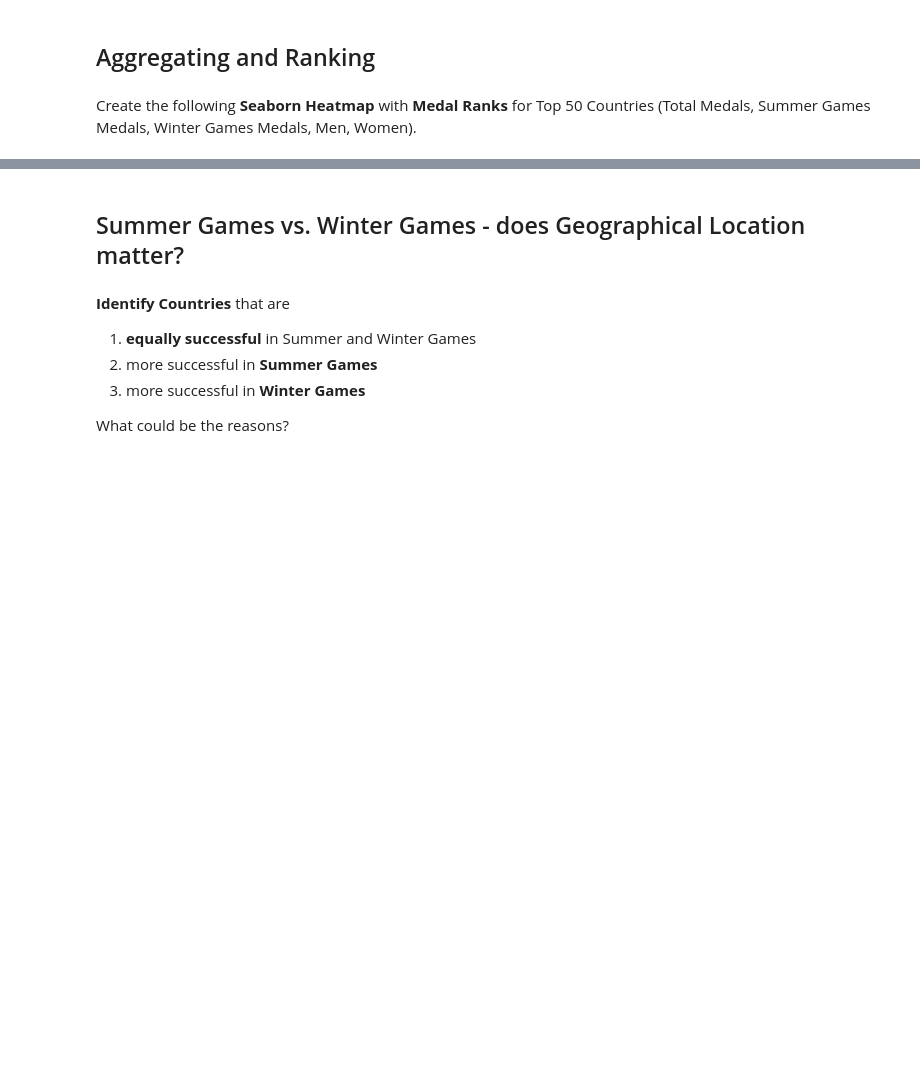
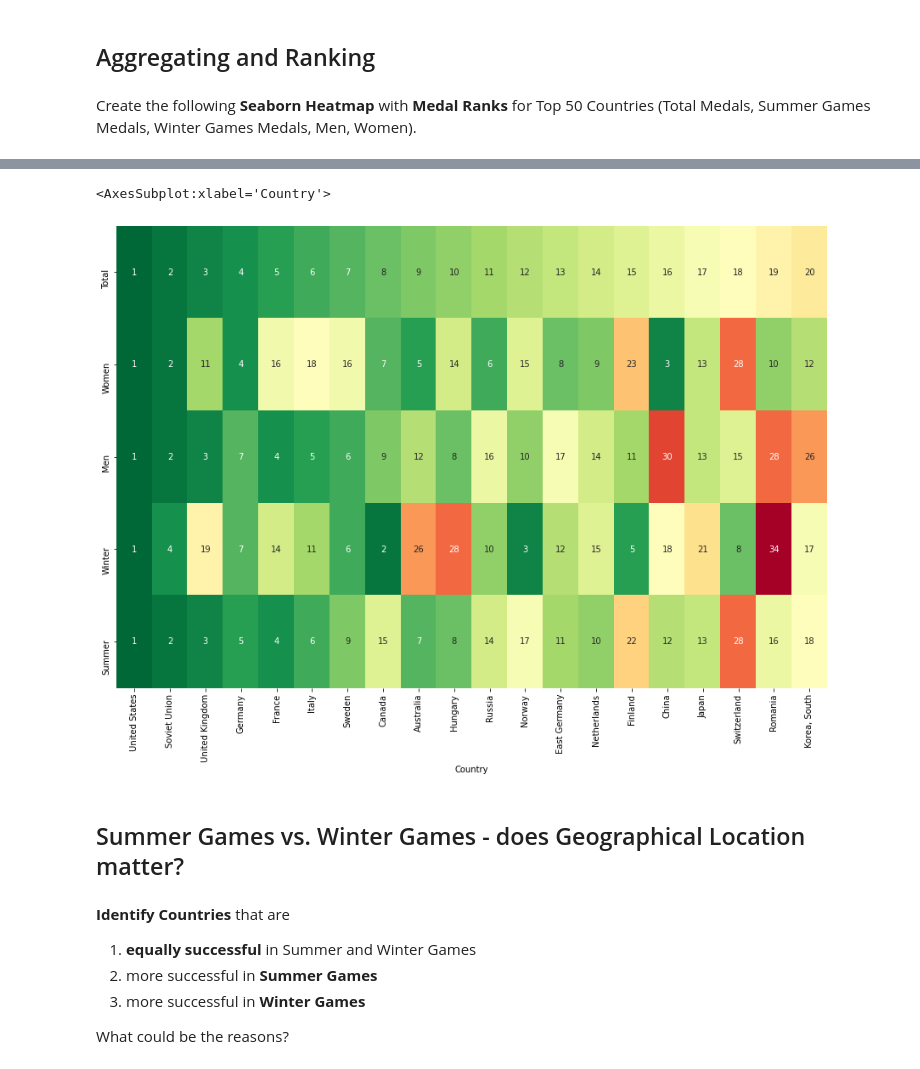
Before and after one commit to hamednasr/Explanatory-Data-Analysis, a Jupyter notebook: Explanatory_DataAnalysis_Challenge.ipynb, the cells around one changed output, grey strips where cells are left out. Cells and saved outputs as stored; diff of their text form; code cells hidden in the pictures; blank space fills up the shorter version.

Commit message:
ranked heatmap

```diff
--- a/Explanatory_DataAnalysis_Challenge.ipynb
+++ b/Explanatory_DataAnalysis_Challenge.ipynb
@@ -792,3 +805,14 @@ Check whether __GDP__ (Standard of Living), __Total_Games__ (Political Stability
 Create the following __Seaborn Heatmap__ with __Medal Ranks__ for Top 50 Countries (Total Medals, Summer Games Medals, Winter Games Medals, Men, Women).
 # %% [markdown]
 ![image.png](attachment:image.png)
+# %%
+medal_rank1= olympics.pivot_table(index='Country',
+                     columns='Gender',
+                     values='Athlete',
+                     aggfunc='count',
+                     margins=True,
+                     margins_name='Total',
+                     fill_value=0).\
+                     sort_values('Total',ascending=False).drop('Total',axis=0)
+medal_rank1 = medal_rank1[['Total','Women','Men']]
+medal_rank1
@@ -794,0 +834,12 @@ Create the following __Seaborn Heatmap__ with __Medal Ranks__ for Top 50 Countri
+# %%
+medal_rank2= olympics.pivot_table(index='Country',
+                     columns='Edition',
+                     values='Athlete',
+                     aggfunc='count',
+                     margins=True,
+                     margins_name='Total',
+                     fill_value=0).\
+                     sort_values('Total',ascending=False).\
+                     drop('Total',axis=0).drop('Total',axis=1)
+medal_rank2 = medal_rank2[['Winter','Summer']]
+medal_rank2
@@ -794,0 +861,2 @@ Create the following __Seaborn Heatmap__ with __Medal Ranks__ for Top 50 Countri
+# %%
+ranked_medals =  pd.concat([medal_rank1,medal_rank2],axis=1).head(50).rank(ascending=False)
@@ -795,3 +884,9 @@ Create the following __Seaborn Heatmap__ with __Medal Ranks__ for Top 50 Countri
+# %%
+plt.figure(figsize=(15,10))
+sns.heatmap(data= ranked_medals.head(20).T,annot=True,cbar=False,cmap='RdYlGn_r')
+# %% [output]
+<AxesSubplot:xlabel='Country'>
+[figure, added]
 # %% [markdown]
 ## Summer Games vs. Winter Games - does Geographical Location matter?
 # %% [markdown]
```
Also changed, not shown: parts of 7 cells of this notebook.
